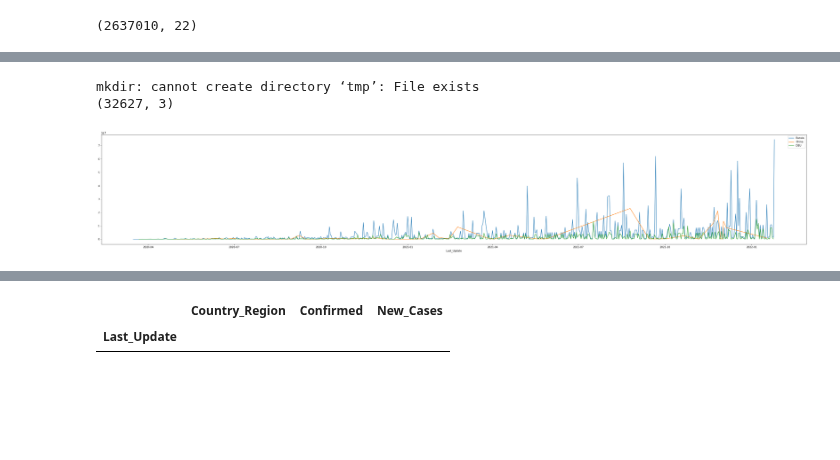
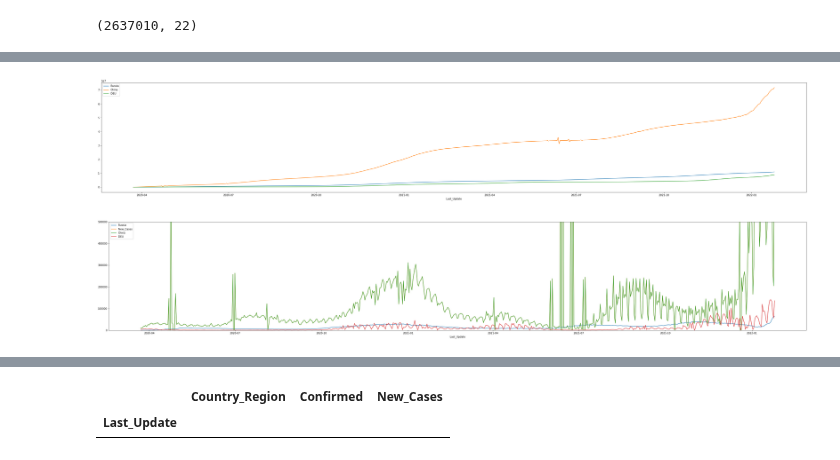
Before and after one commit to akitim/comptech-winter-school-2022_covid19-prediction, a Jupyter notebook: prepare_data.ipynb, the cells around one changed output, grey strips where cells are left out. Drawn from its saved outputs; the diff is of its cells as text; code cells hidden in the pictures; blank space fills up the shorter version.

```diff
--- a/prepare_data.ipynb
+++ b/prepare_data.ipynb
@@ -95,13 +108,13 @@ def report_shape(df):
     print(df.shape)
     return df
 # %%
-!mkdir tmp
-data=(df
+# !mkdir tmp
+# data=\
+(df
  .assign(Country_Region = merge_columns("Country_Region", "Country/Region", df))
  .assign(Last_Update = merge_columns("Last_Update", "Last Update", df))
  .assign(Last_Update = pd.to_datetime(df["Last_Update"]).dt.date)
  .loc[:, ["Country_Region", "Last_Update", "Confirmed"]]
-#  .assign(New_Cases = df['']("Last_Update", "Last Update", df))
  .dropna()
  .groupby(["Country_Region", "Last_Update"])
  .sum()
@@ -110,25 +123,40 @@ data=(df
  .sort_index()
  .pipe(remove_small_countries)
  .pipe(add_new_cases)
- .pipe(report_shape)
-#  .to_parquet("tmp/data.parquet")
+#  .pipe(report_shape)
+ .to_parquet("tmp/data.parquet")
 )
+data = pd.read_parquet("tmp/data.parquet")
-# %% [output]
-mkdir: cannot create directory ‘tmp’: File exists
-(32627, 3)
 # %%
 # data.sort_index(ascending=False)
 # data.loc[data['New_Cases'] < 0, 'New_Cases'].count() / \
-#     data.loc[~(data['New_Cases'] < 0), 'New_Cases'].count()
-russia_cases  = data.loc[data['Country_Region'] == 'Russia', 'Confirmed']
-us_cases  = data.loc[data['Country_Region'] == 'US', 'Confirmed']
-germany_cases  = data.loc[data['Country_Region'] == 'Germany', 'Confirmed']
+# data.loc[~(data['New_Cases'] < 0), 'New_Cases'].count()
+russia_cases = data.loc[data['Country_Region'] == 'Russia', 'Confirmed']
+us_cases = data.loc[data['Country_Region'] == 'US', 'Confirmed']
+germany_cases = data.loc[data['Country_Region'] == 'Germany', 'Confirmed']
+china_cases = data.loc[data['Country_Region'].apply(lambda x: 'China' in x), 'Confirmed']
 
 plt.figure(figsize=(50, 8))
 russia_cases.plot(label='Russia');
 # us_cases.plot();
-china_cases.plot(label='China');
+us_cases.plot(label='China');
 germany_cases.plot(label='DEU');
-plt.legend();
+plt.legend(loc='upper left');
 # %% [output]
-[figure, old version]
+[figure, new version]
+# %%
+russia_new_cases = data.loc[data['Country_Region'] == 'Russia', 'New_Cases']
+us_new_cases = data.loc[data['Country_Region'] == 'US', 'New_Cases']
+germany_new_cases = data.loc[data['Country_Region'] == 'Germany', 'New_Cases']
+china_new_cases = data.loc[data['Country_Region'].apply(lambda x: 'China' in x), 'New_Cases']
+
+plt.figure(figsize=(50, 8))
+plt.gca().set_ylim((0, 500000))
+russia_new_cases.plot(label='Russia');
+us_new_cases.plot();
+us_new_cases.plot(label='China');
+germany_new_cases.plot(label='DEU');
+plt.legend(loc='upper left');
+plt.show();
+# %% [output]
+[figure, added]
```
Also changed, not shown: parts of 5 cells of this notebook.
